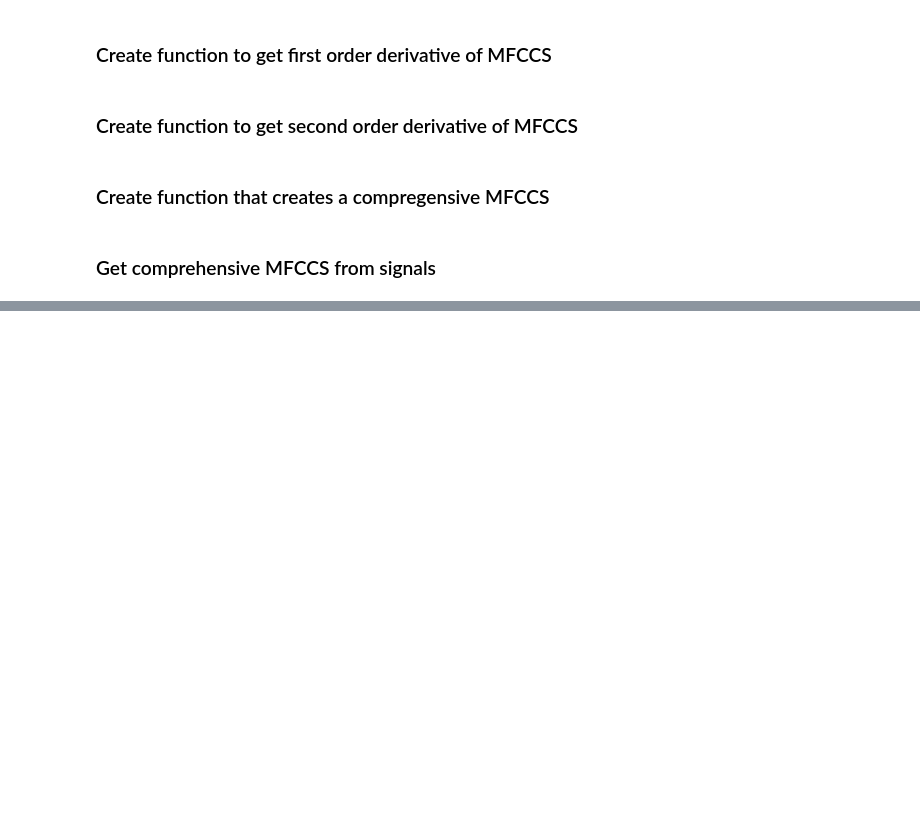
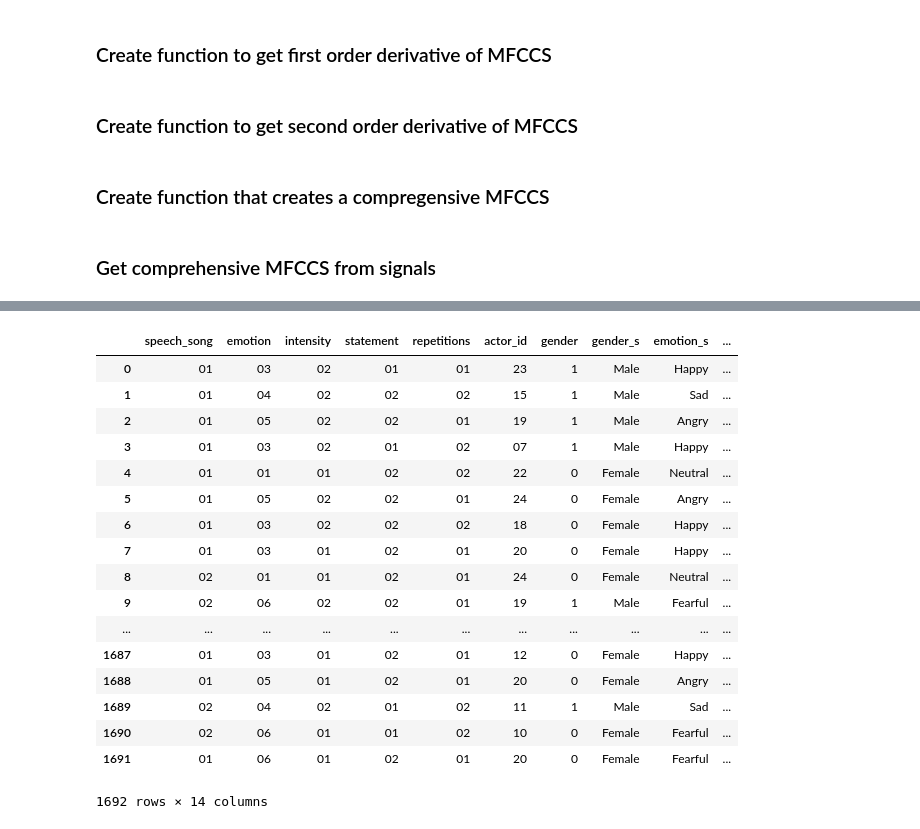
Before and after one commit to Dygouin/VoiceRecon, a Jupyter notebook: notebooks/extract_info_from_titles_jcbanos.ipynb, the cells around one changed output, grey strips where cells are left out. Cells and saved outputs as stored; diff of their text form; code cells hidden in the pictures; blank space fills up the shorter version.

```diff
--- a/notebooks/extract_info_from_titles_jcbanos.ipynb
+++ b/notebooks/extract_info_from_titles_jcbanos.ipynb
@@ -417,0 +645,2 @@ for signal in signals:
+# %%
+files_crem = [ fi for fi in directories if fi.split("_")[2] != "DIS" ]
@@ -417,0 +667,7 @@ for signal in signals:
+# %%
+emotion = []
+
+for file in files_crem:
+    f = file[0:-4]
+    f = f.split("_")
+    emotion.append(f[2])
@@ -417,0 +694,6 @@ for signal in signals:
+# %%
+path_rav = "../raw_data/1-24 Audio Song and speech"
+
+# Use os library to get file_names
+directories = os.listdir(path_rav)
+files_rav = [ fi for fi in directories if fi.split("-")[2] != "02" ]
@@ -417,0 +740,49 @@ for signal in signals:
+# %%
+# Create the empty data frame.
+df = pd.DataFrame()
+
+# Create the columns in the dataframe using arrays
+df["speech_song"] = speech_song
+df["emotion"] = emotion
+df["intensity"] = intensity
+df["statement"] = statement
+df["repetitions"] = repetitions
+df["actor_id"] = actor_id
+df["gender"] = gender
+# %%
+# Create a gender in string version
+df["gender_s"] = df["gender"].apply(lambda x: "Male" if x == 1 else "Female")
+
+
+# Create an emotion dict to map the emotions
+emotion_dict = {"01":"Neutral", "02":"Calm", "03":"Happy", "04":"Sad", "05":"Angry", "06":"Fearful"}
+
+#Create a string column of the emotions and map them to emotion_dict
+df["emotion_s"] = df["emotion"].map(emotion_dict)
+
+# Get a dummies df of the emotions_strings
+dummies = pd.get_dummies(df["emotion_s"])
+
+# Horizontally concat the dummies df with original df.
+df = pd.concat([df, dummies], axis=1)
+
+df
+# %% [output]
+|  | speech_song | emotion | intensity | statement | repetitions | actor_id | gender | gender_s | emotion_s | ... |
+| 0 | 01 | 03 | 02 | 01 | 01 | 23 | 1 | Male | Happy | ... |
+| 1 | 01 | 04 | 02 | 02 | 02 | 15 | 1 | Male | Sad | ... |
+| 2 | 01 | 05 | 02 | 02 | 01 | 19 | 1 | Male | Angry | ... |
+| 3 | 01 | 03 | 02 | 01 | 02 | 07 | 1 | Male | Happy | ... |
+| 4 | 01 | 01 | 01 | 02 | 02 | 22 | 0 | Female | Neutral | ... |
+| 5 | 01 | 05 | 02 | 02 | 01 | 24 | 0 | Female | Angry | ... |
+| 6 | 01 | 03 | 02 | 02 | 02 | 18 | 0 | Female | Happy | ... |
+| 7 | 01 | 03 | 01 | 02 | 01 | 20 | 0 | Female | Happy | ... |
+| 8 | 02 | 01 | 01 | 02 | 01 | 24 | 0 | Female | Neutral | ... |
+| 9 | 02 | 06 | 02 | 02 | 01 | 19 | 1 | Male | Fearful | ... |
+| ... | ... | ... | ... | ... | ... | ... | ... | ... | ... | ... |
+| 1687 | 01 | 03 | 01 | 02 | 01 | 12 | 0 | Female | Happy | ... |
+| 1688 | 01 | 05 | 01 | 02 | 01 | 20 | 0 | Female | Angry | ... |
+| 1689 | 02 | 04 | 02 | 01 | 02 | 11 | 1 | Male | Sad | ... |
+| 1690 | 02 | 06 | 01 | 01 | 02 | 10 | 0 | Female | Fearful | ... |
+| 1691 | 01 | 06 | 01 | 02 | 01 | 20 | 0 | Female | Fearful | ... |
+1692 rows × 14 columns
```
Also changed, not shown: parts of 84 cells of this notebook.
